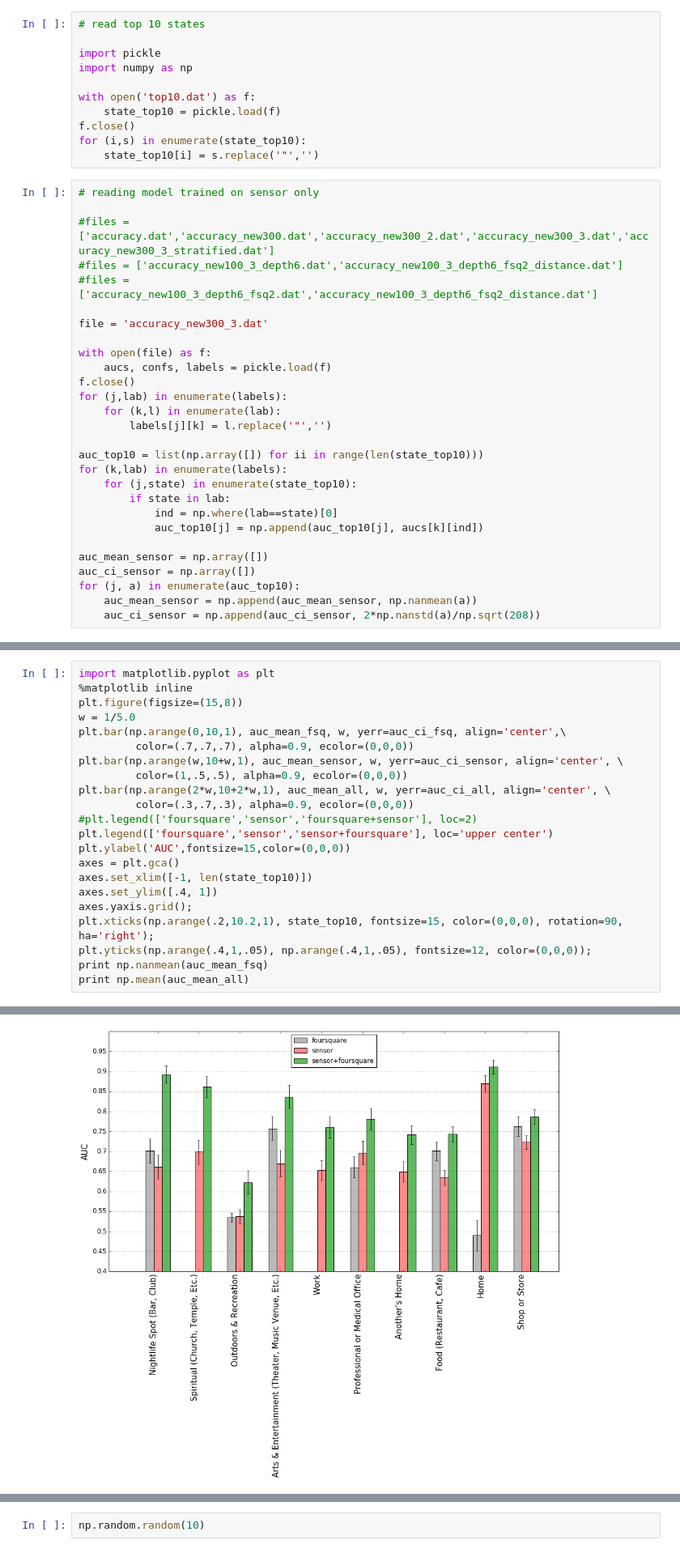
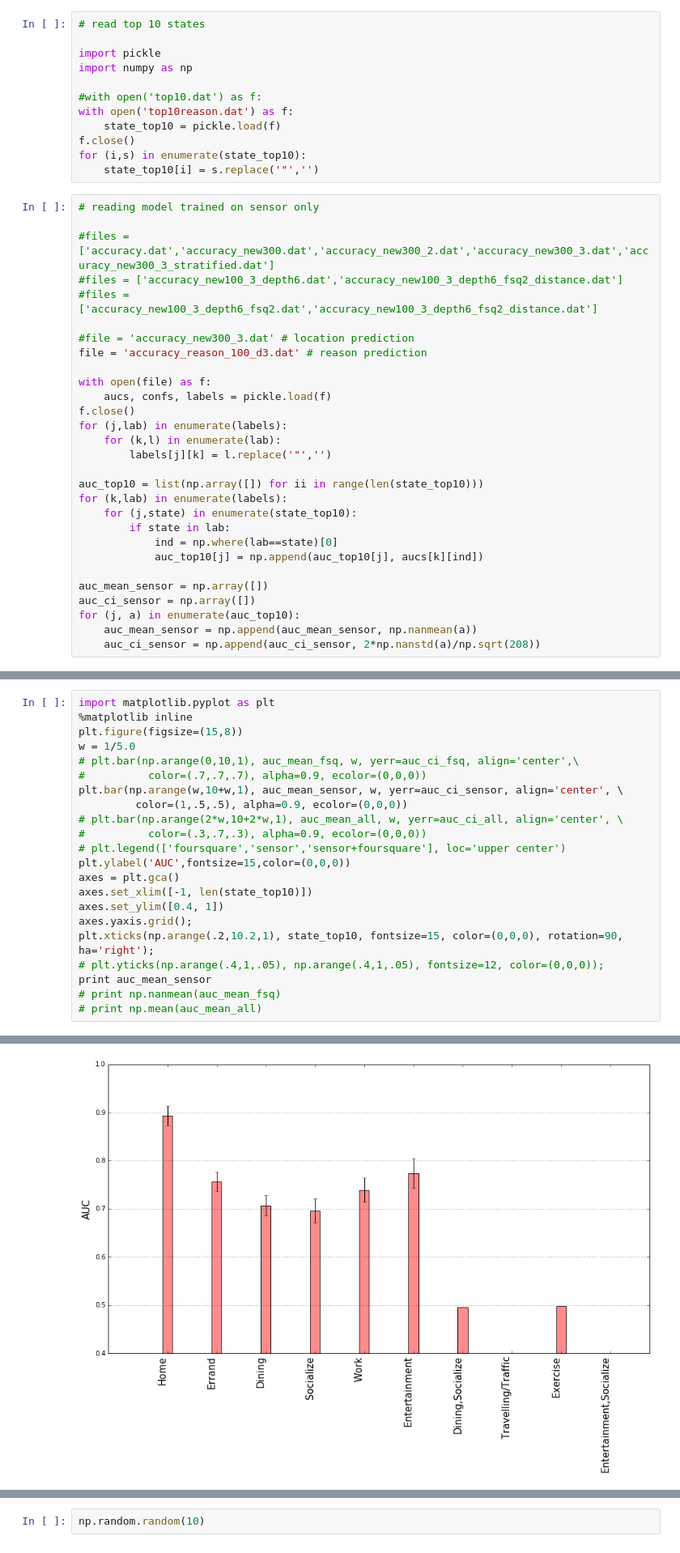
Before and after one commit to sosata/CS120DataAnalysis, a Jupyter notebook: SemanticLocation/show_accuracy_global.ipynb, the cells around one changed output, grey strips where cells are left out. Shown at 81% size. Saved outputs shown, nothing was run; the diff lists cells and outputs as text.

Commit message:
plotting functions and other utils

```diff
--- a/SemanticLocation/show_accuracy_global.ipynb
+++ b/SemanticLocation/show_accuracy_global.ipynb
@@ -4,7 +4,8 @@
 import pickle
 import numpy as np
 
-with open('top10.dat') as f:
+#with open('top10.dat') as f:
+with open('top10reason.dat') as f:
     state_top10 = pickle.load(f)
 f.close()
 for (i,s) in enumerate(state_top10):
@@ -16,7 +17,8 @@ for (i,s) in enumerate(state_top10):
 #files = ['accuracy_new100_3_depth6.dat','accuracy_new100_3_depth6_fsq2_distance.dat']
 #files = ['accuracy_new100_3_depth6_fsq2.dat','accuracy_new100_3_depth6_fsq2_distance.dat']
 
-file = 'accuracy_new300_3.dat'
+#file = 'accuracy_new300_3.dat' # location prediction
+file = 'accuracy_reason_100_d3.dat' # reason prediction
 
 with open(file) as f:
     aucs, confs, labels = pickle.load(f)
@@ -81,21 +83,21 @@ import matplotlib.pyplot as plt
 %matplotlib inline
 plt.figure(figsize=(15,8))
 w = 1/5.0
-plt.bar(np.arange(0,10,1), auc_mean_fsq, w, yerr=auc_ci_fsq, align='center',\
-         color=(.7,.7,.7), alpha=0.9, ecolor=(0,0,0))
+# plt.bar(np.arange(0,10,1), auc_mean_fsq, w, yerr=auc_ci_fsq, align='center',\
+#          color=(.7,.7,.7), alpha=0.9, ecolor=(0,0,0))
 plt.bar(np.arange(w,10+w,1), auc_mean_sensor, w, yerr=auc_ci_sensor, align='center', \
          color=(1,.5,.5), alpha=0.9, ecolor=(0,0,0))
-plt.bar(np.arange(2*w,10+2*w,1), auc_mean_all, w, yerr=auc_ci_all, align='center', \
-         color=(.3,.7,.3), alpha=0.9, ecolor=(0,0,0))
-#plt.legend(['foursquare','sensor','foursquare+sensor'], loc=2)
-plt.legend(['foursquare','sensor','sensor+foursquare'], loc='upper center')
+# plt.bar(np.arange(2*w,10+2*w,1), auc_mean_all, w, yerr=auc_ci_all, align='center', \
+#          color=(.3,.7,.3), alpha=0.9, ecolor=(0,0,0))
+# plt.legend(['foursquare','sensor','sensor+foursquare'], loc='upper center')
 plt.ylabel('AUC',fontsize=15,color=(0,0,0))
 axes = plt.gca()
 axes.set_xlim([-1, len(state_top10)])
-axes.set_ylim([.4, 1])
+axes.set_ylim([0.4, 1])
 axes.yaxis.grid();
 plt.xticks(np.arange(.2,10.2,1), state_top10, fontsize=15, color=(0,0,0), rotation=90, ha='right');
-plt.yticks(np.arange(.4,1,.05), np.arange(.4,1,.05), fontsize=12, color=(0,0,0));
-print np.nanmean(auc_mean_fsq)
-print np.mean(auc_mean_all)
+# plt.yticks(np.arange(.4,1,.05), np.arange(.4,1,.05), fontsize=12, color=(0,0,0));
+print auc_mean_sensor
+# print np.nanmean(auc_mean_fsq)
+# print np.mean(auc_mean_all)
 # %% [output]
@@ -104,4 +106,4 @@ print np.mean(auc_mean_all)
-[figure, old version]
+[figure, new version]
 # %%
 import matplotlib.pyplot as plt
 %matplotlib inline
```
Also changed, not shown: parts of 1 cell of this notebook, 26 other files.
